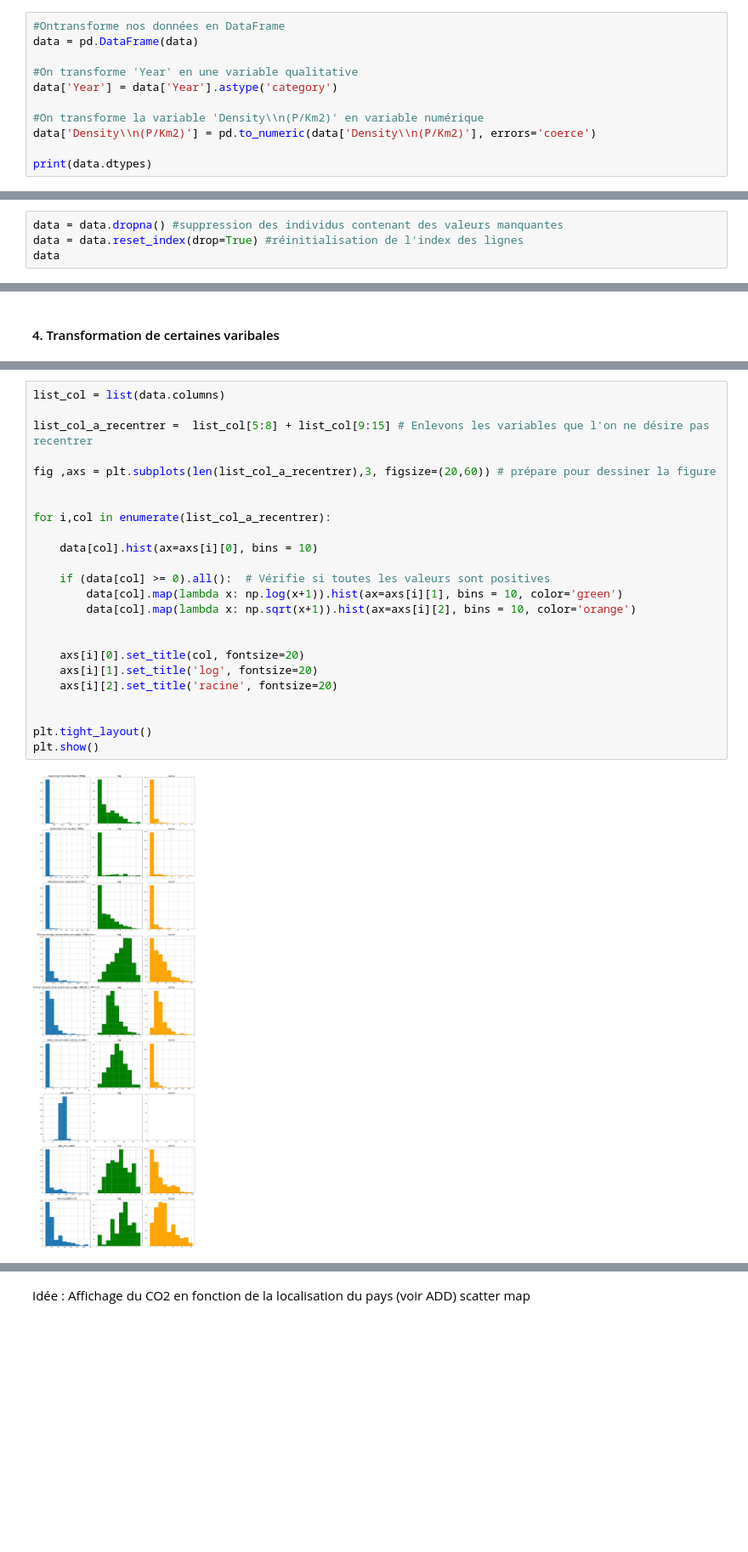
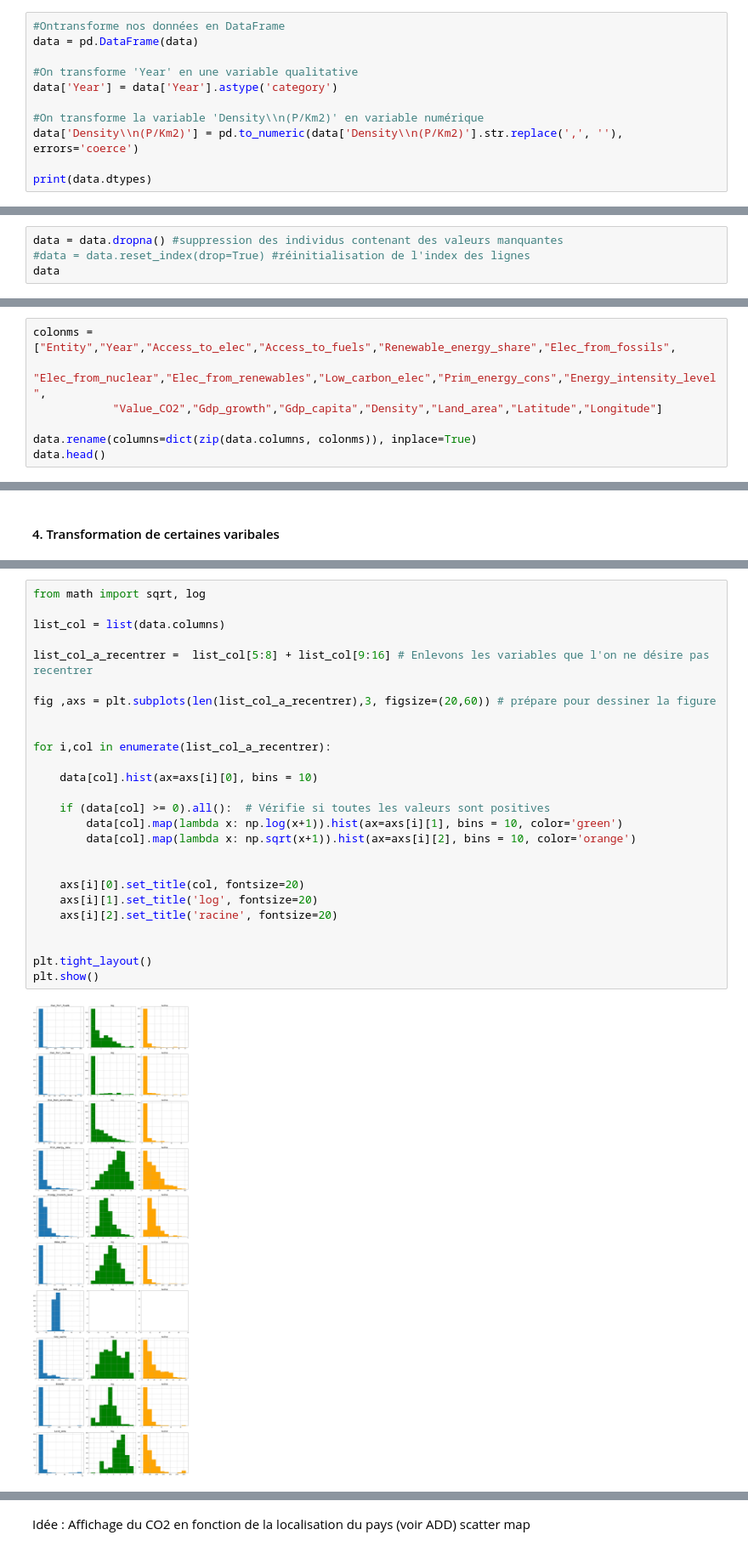
Before and after one commit to PaolaDeTruchis/MachineLearning, a Jupyter notebook: Projet_ML.ipynb, the cells around one changed output, grey strips where cells are left out. Shown at 85% size. Drawn from its saved outputs; the diff is of its cells as text; blank space fills up the shorter version.

```diff
--- a/Projet_ML.ipynb
+++ b/Projet_ML.ipynb
@@ -32,7 +30,7 @@ data = pd.DataFrame(data)
 data['Year'] = data['Year'].astype('category')
 
 #On transforme la variable 'Density\\n(P/Km2)' en variable numérique
-data['Density\\n(P/Km2)'] = pd.to_numeric(data['Density\\n(P/Km2)'], errors='coerce')
+data['Density\\n(P/Km2)'] = pd.to_numeric(data['Density\\n(P/Km2)'].str.replace(',', ''), errors='coerce')
 
 print(data.dtypes)
 # %% [output]
@@ -73,7 +71,7 @@ data=data.drop('Renewables (% equivalent primary energy)', axis=1)
 #### 3. Enlever les individus qui ont des valeurs manquantes
 # %%
 data = data.dropna() #suppression des individus contenant des valeurs manquantes
-data = data.reset_index(drop=True) #réinitialisation de l'index des lignes
+#data = data.reset_index(drop=True) #réinitialisation de l'index des lignes
 data
 # %% [output]
 |  | Entity | Year | Access to electricity (% of popul... | Access to clean fuels for cooking | Renewable energy share in the tot... | ... |
@@ -107,0 +106,7 @@ La taille des données est (2768, 18)
+# %%
+colonms = ["Entity","Year","Access_to_elec","Access_to_fuels","Renewable_energy_share","Elec_from_fossils",
+           "Elec_from_nuclear","Elec_from_renewables","Low_carbon_elec","Prim_energy_cons","Energy_intensity_level",
+            "Value_CO2","Gdp_growth","Gdp_capita","Density","Land_area","Latitude","Longitude"]
+
+data.rename(columns=dict(zip(data.columns, colonms)), inplace=True)
+data.head()
@@ -139,27 +153,29 @@ On va recentrer les variables qui semblent très éparpillées :
 # %%
+from math import sqrt, log
+
 list_col = list(data.columns)
 
-list_col_a_recentrer =  list_col[5:8] + list_col[9:15] # Enlevons les variables que l'on ne désire pas recentrer
+list_col_a_recentrer =  list_col[5:8] + list_col[9:16] # Enlevons les variables que l'on ne désire pas recentrer
 
 fig ,axs = plt.subplots(len(list_col_a_recentrer),3, figsize=(20,60)) # prépare pour dessiner la figure
 
 
 for i,col in enumerate(list_col_a_recentrer):
 
     data[col].hist(ax=axs[i][0], bins = 10)
 
     if (data[col] >= 0).all():  # Vérifie si toutes les valeurs sont positives
         data[col].map(lambda x: np.log(x+1)).hist(ax=axs[i][1], bins = 10, color='green')
         data[col].map(lambda x: np.sqrt(x+1)).hist(ax=axs[i][2], bins = 10, color='orange')
 
 
     axs[i][0].set_title(col, fontsize=20)
     axs[i][1].set_title('log', fontsize=20)
     axs[i][2].set_title('racine', fontsize=20)
 
 
 plt.tight_layout()
 plt.show()
 # %% [output]
-[figure, old version]
+[figure, new version]
 # %% [markdown]
```
Also changed, not shown: parts of 35 cells of this notebook.
